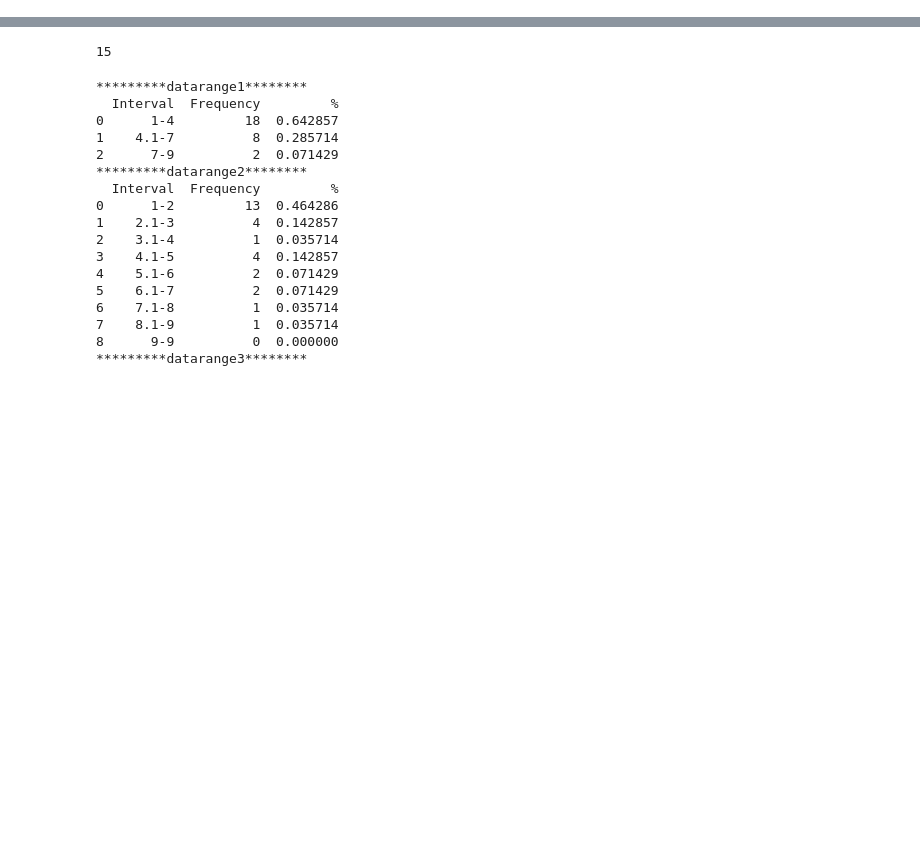
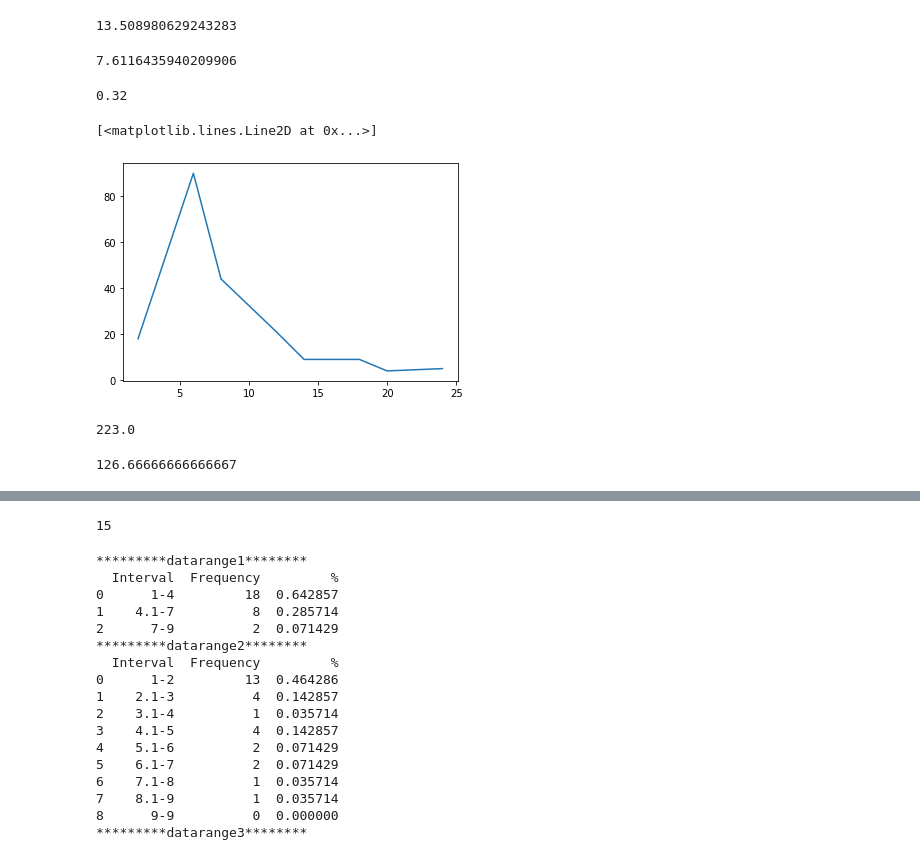
Before and after one commit to amitsanger3/frequency_distribution, a Jupyter notebook: Untitled.ipynb, the cells around one changed output, grey strips where cells are left out. Drawn from its saved outputs; the diff is of its cells as text; code cells hidden in the pictures; blank space fills up the shorter version.

Commit message:
Commit 005: Mode, related dispersion class added

```diff
--- a/Untitled.ipynb
+++ b/Untitled.ipynb
@@ -175,0 +399,3 @@ xr = relative_frequency(x)
+# %%
+m = xr.get_data_range_mid_point(c)
+m
@@ -175,0 +418,4 @@ xr = relative_frequency(x)
+# %%
+xd.coefficient_of_variation(xd.sample_standard_deviation(), xd.get_dataset().mean())
+# %% [output]
+13.508980629243283
@@ -175,0 +424,21 @@ xr = relative_frequency(x)
+# %%
+xd.coefficient_of_variation(xd.sample_standard_deviation(), xd.get_dataset().mean())
+# %% [output]
+7.6116435940209906
+# %%
+xd.interquartile_range()
+# %% [output]
+0.32
+# %%
+plt.plot(m,f)
+# %% [output]
+[<matplotlib.lines.Line2D at 0x...>]
+[figure, added]
+# %%
+math.sqrt(49729)
+# %% [output]
+223.0
+# %%
+xr.mode_by_frequency_distribution()
+# %% [output]
+126.66666666666667
```
Also changed, not shown: parts of 23 cells of this notebook, 1 other file.
